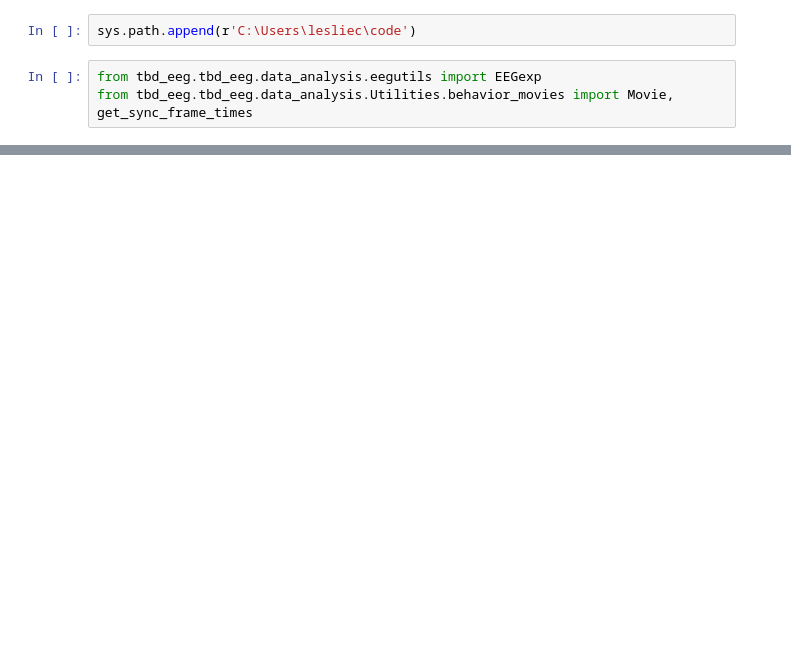
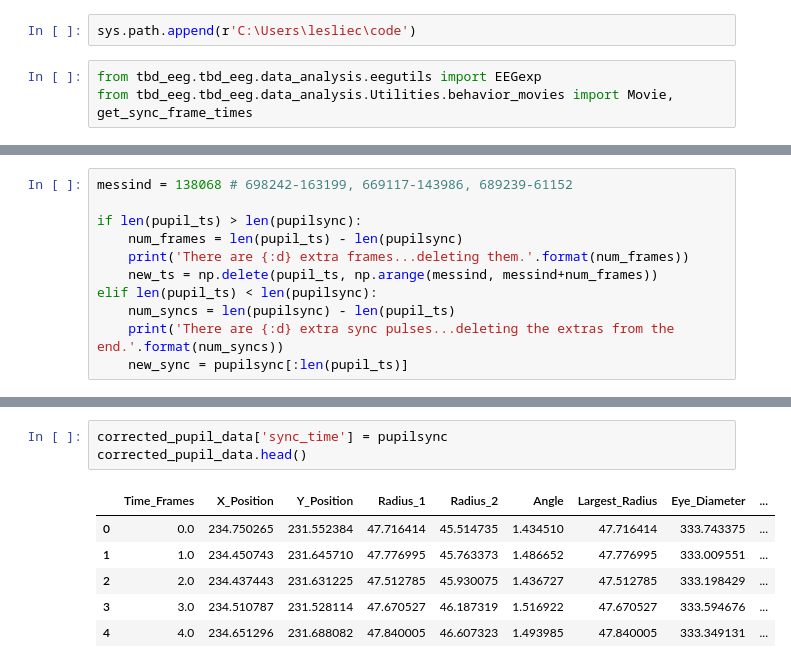
Before and after one commit to ldclaar/EEG_NPX_analysis, a Jupyter notebook: test_pupilvideo_synctimes.ipynb, the cells around one changed output, grey strips where cells are left out. Saved outputs shown, nothing was run; the diff lists cells and outputs as text; blank space fills up the shorter version.

```diff
--- a/test_pupilvideo_synctimes.ipynb
+++ b/test_pupilvideo_synctimes.ipynb
@@ -240,0 +196,11 @@ len(video_ts)
+# %%
+messind = 138068 # 698242-163199, 669117-143986, 689239-61152
+
+if len(pupil_ts) > len(pupilsync):
+    num_frames = len(pupil_ts) - len(pupilsync)
+    print('There are {:d} extra frames...deleting them.'.format(num_frames))
+    new_ts = np.delete(pupil_ts, np.arange(messind, messind+num_frames))
+elif len(pupil_ts) < len(pupilsync):
+    num_syncs = len(pupilsync) - len(pupil_ts)
+    print('There are {:d} extra sync pulses...deleting the extras from the end.'.format(num_syncs))
+    new_sync = pupilsync[:len(pupil_ts)]
@@ -240,0 +256,10 @@ len(video_ts)
+# %%
+corrected_pupil_data['sync_time'] = pupilsync
+corrected_pupil_data.head()
+# %% [output]
+|  | Time_Frames | X_Position | Y_Position | Radius_1 | Radius_2 | Angle | Largest_Radius | Eye_Diameter | ... |
+| 0 | 0.0 | 234.750265 | 231.552384 | 47.716414 | 45.514735 | 1.434510 | 47.716414 | 333.743375 | ... |
+| 1 | 1.0 | 234.450743 | 231.645710 | 47.776995 | 45.763373 | 1.486652 | 47.776995 | 333.009551 | ... |
+| 2 | 2.0 | 234.437443 | 231.631225 | 47.512785 | 45.930075 | 1.436727 | 47.512785 | 333.198429 | ... |
+| 3 | 3.0 | 234.510787 | 231.528114 | 47.670527 | 46.187319 | 1.516922 | 47.670527 | 333.594676 | ... |
+| 4 | 4.0 | 234.651296 | 231.688082 | 47.840005 | 46.607323 | 1.493985 | 47.840005 | 333.349131 | ... |
```
Also changed, not shown: parts of 91 cells of this notebook, 30 other files.
